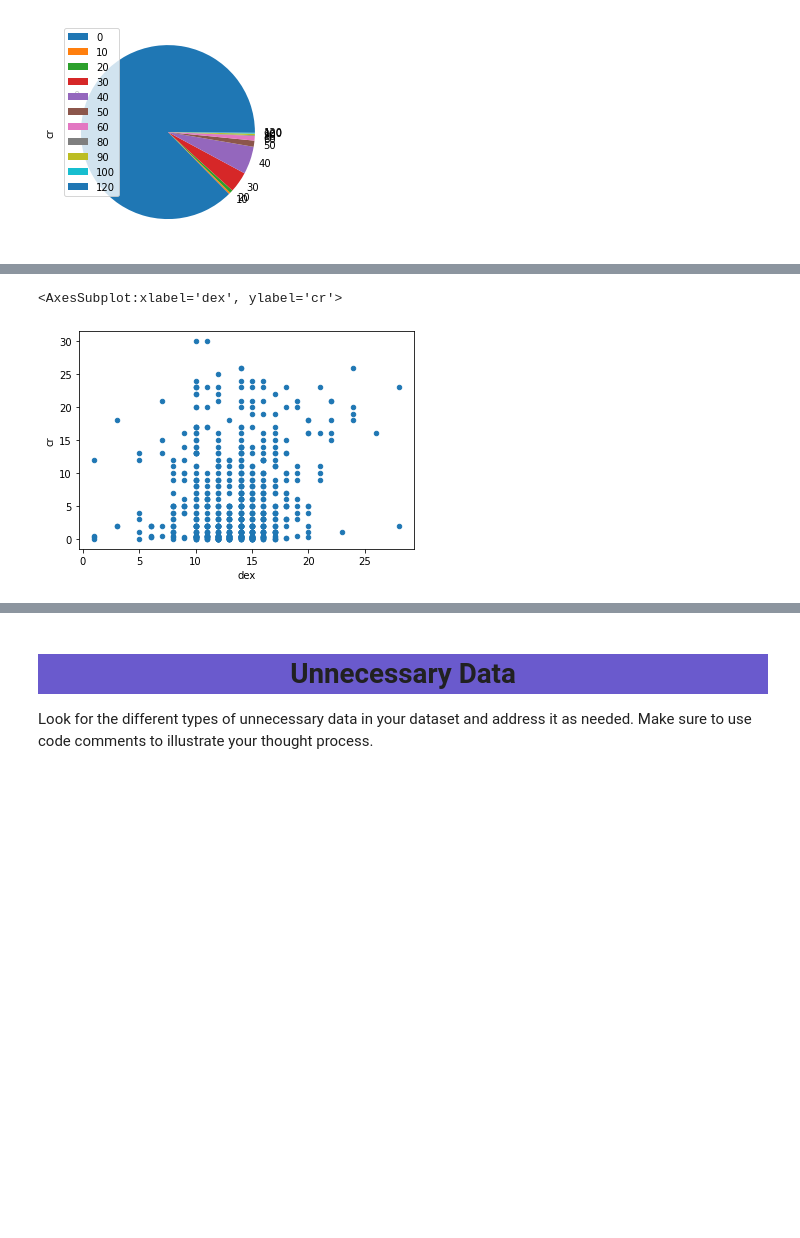
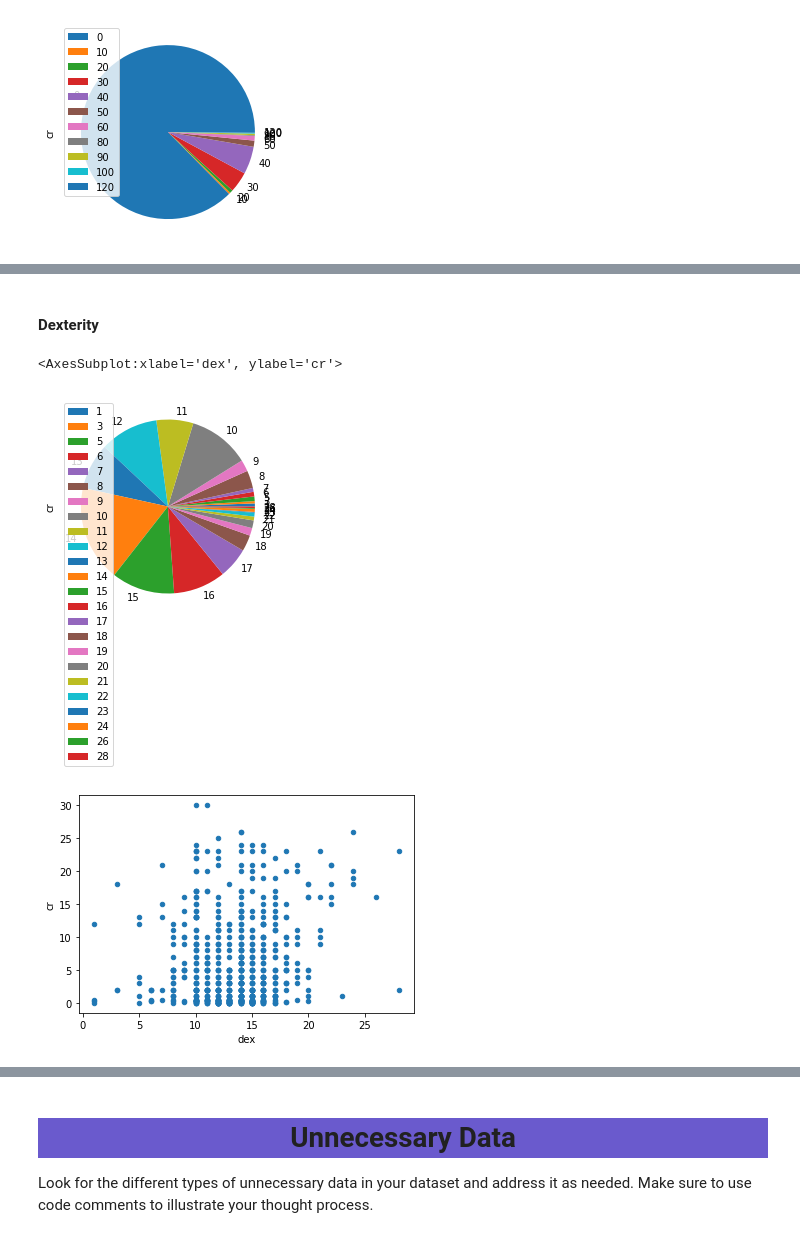
Before and after one commit to speudusa/cleaning-data-checkpoint, a Jupyter notebook: checkpoint-three-more-monsters.ipynb, the cells around one changed output, grey strips where cells are left out. Drawn from its saved outputs; the diff is of its cells as text; code cells hidden in the pictures; blank space fills up the shorter version.

Commit message:
cleaned monster table

```diff
--- a/checkpoint-three-more-monsters.ipynb
+++ b/checkpoint-three-more-monsters.ipynb
@@ -119,5 +414,10 @@ dt.plot.pie(y="cr")
+# %% [markdown]
+#### Dexterity
 # %%
+dt = clean_monsters.groupby("dex").count()
+dt.plot.pie(y="cr")
 clean_monsters.plot.scatter(x="dex", y="cr")
 # %% [output]
 <AxesSubplot:xlabel='dex', ylabel='cr'>
-[figure, old version]
+[figure, new version]
+[figure, added]
```
Also changed, not shown: parts of 94 cells of this notebook.
